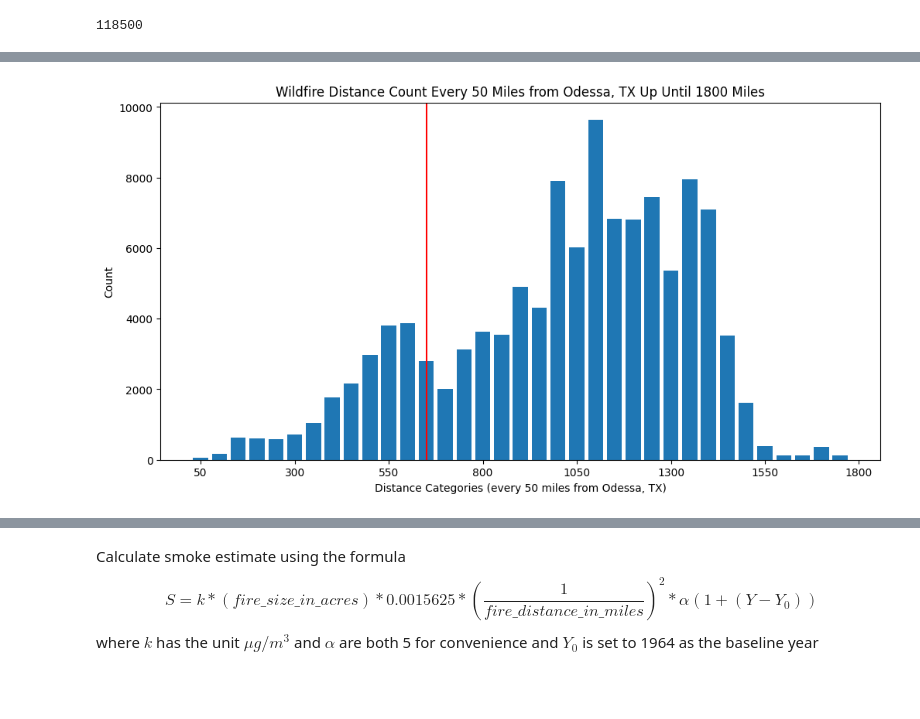
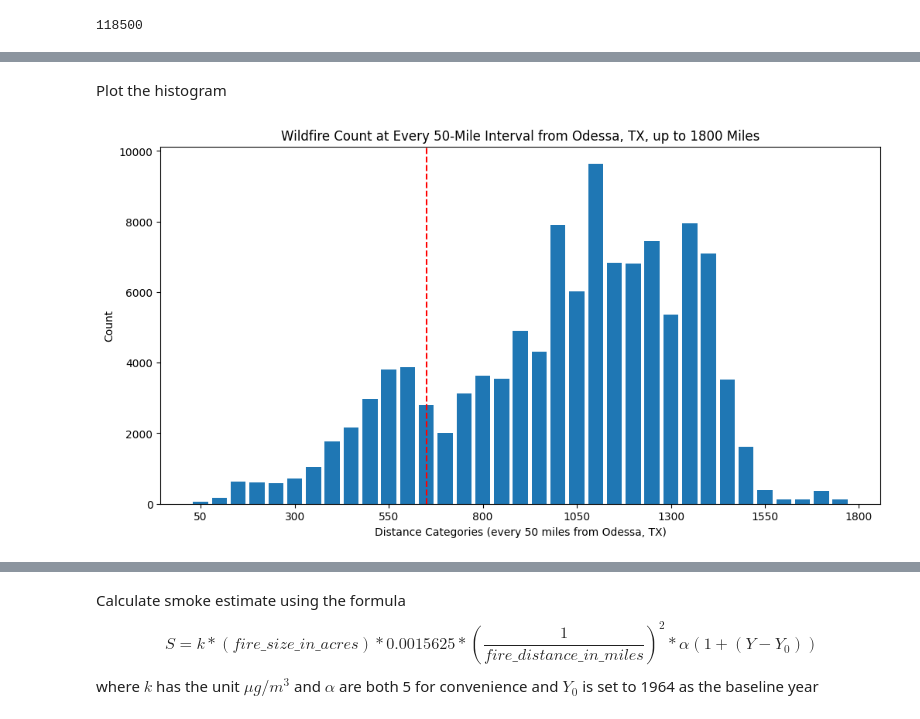
Before and after one commit to tchiang0/data_512_project, a Jupyter notebook: project/part_1/part_1_wf_distance.ipynb, the cells around one changed output, grey strips where cells are left out. Drawn from its saved outputs; the diff is of its cells as text; code cells hidden in the pictures; blank space fills up the shorter version.

```diff
--- a/project/part_1/part_1_wf_distance.ipynb
+++ b/project/part_1/part_1_wf_distance.ipynb
@@ -153,5 +148,6 @@ df_gj_wf_distance.sort_values("avg_dis_from_odessa")
 # %%
 def categorize_distance(distance):
+    """Bucketize distance in 50-mile intervals"""
     return ((distance - 1) // 50) + 1
 # %%
 df_gj_wf_distance['distance_category'] = df_gj_wf_distance['avg_dis_from_odessa'].apply(categorize_distance)
@@ -191,19 +158,20 @@ df_within_1800_from_odessa.sort_values('avg_dis_from_odessa')
+# %% [markdown]
+Plot the histogram
 # %%
 min_cat = int(df_within_1800_from_odessa['distance_category'].min())
 max_cat = int(df_within_1800_from_odessa['distance_category'].max())
 plt.figure(figsize=(12, 6))
 plt.hist(df_within_1800_from_odessa['distance_category'], bins=range(min_cat, max_cat + 1), align='left', rwidth=0.8)
-plt.axvline(x = 13, color = 'r', label = '650 miles from Odessa, TX')
+plt.axvline(x = 13, color = 'r', linestyle='--', label = '650 miles from Odessa, TX')
 plt.xlabel("Distance Categories (every 50 miles from Odessa, TX)")
 plt.ylabel("Count")
-plt.title("Wildfire Distance Count Every 50 Miles from Odessa, TX Up Until 1800 Miles")
+plt.title("Wildfire Count at Every 50-Mile Interval from Odessa, TX, up to 1800 Miles")
 
 xtick_positions = range(min_cat, max_cat + 1, 5)  # every 5th category (corresponding to 5*50 = 250 miles)
 xtick_labels = [x * 50 for x in xtick_positions]
 
-# Set x-ticks and their labels
 plt.xticks(ticks=xtick_positions, labels=xtick_labels)
 
 plt.show()
 # %% [output]
-[figure, old version]
+[figure, new version]
```
Also changed, not shown: parts of 37 cells of this notebook.
